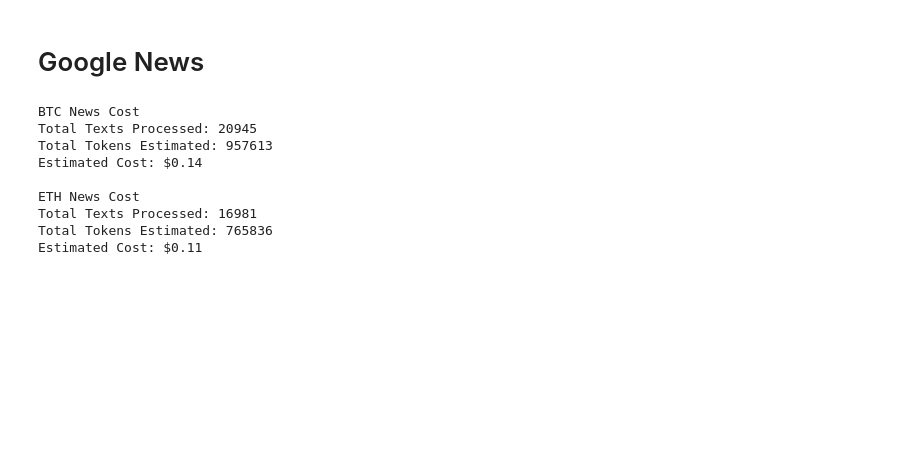
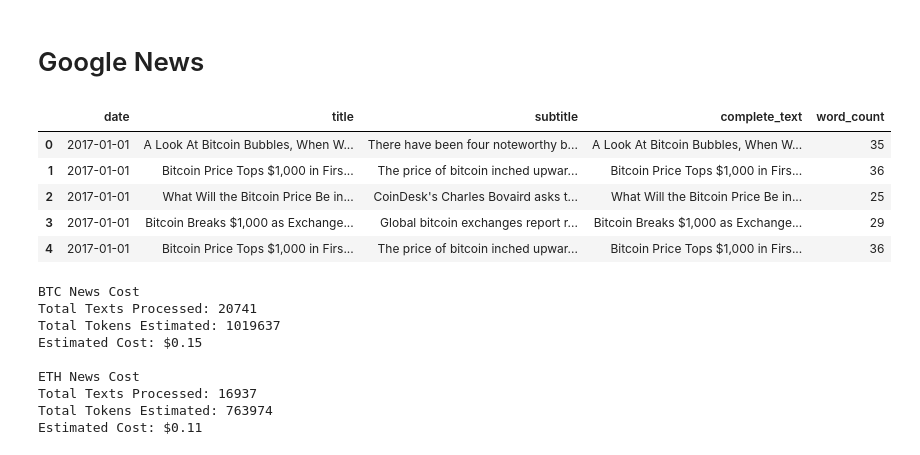
Before and after one commit to SMatti2/cryptoCapstone, a Jupyter notebook: notebooks/08_integrate_non_financial_variables.ipynb, the cells around one changed output. Saved outputs shown, nothing was run; the diff lists cells and outputs as text; code cells hidden in the pictures; blank space fills up the shorter version.

```diff
--- a/notebooks/08_integrate_non_financial_variables.ipynb
+++ b/notebooks/08_integrate_non_financial_variables.ipynb
@@ -122,11 +123,26 @@ df_news_btc = load_and_process_news_data(
 df_news_eth = load_and_process_news_data(
     config.DATA_DIR / "raw" / "news_articles" / "ethereum_articles.json"
 )
+# %%
+df_news_btc = df_news_btc.reset_index()
+df_news_btc = df_news_btc.drop_duplicates(subset=['complete_text'], keep='first')
+
+df_news_eth = df_news_eth.drop_duplicates(subset=['complete_text'], keep='first')
+df_news_eth = df_news_eth.reset_index()
+
+df_news_btc.head()
+# %% [output]
+|  | date | title | subtitle | complete_text | word_count |
+| 0 | 2017-01-01 | A Look At Bitcoin Bubbles, When W... | There have been four noteworthy b... | A Look At Bitcoin Bubbles, When W... | 35 |
+| 1 | 2017-01-01 | Bitcoin Price Tops $1,000 in Firs... | The price of bitcoin inched upwar... | Bitcoin Price Tops $1,000 in Firs... | 36 |
+| 2 | 2017-01-01 | What Will the Bitcoin Price Be in... | CoinDesk's Charles Bovaird asks t... | What Will the Bitcoin Price Be in... | 25 |
+| 3 | 2017-01-01 | Bitcoin Breaks $1,000 as Exchange... | Global bitcoin exchanges report r... | Bitcoin Breaks $1,000 as Exchange... | 29 |
+| 4 | 2017-01-01 | Bitcoin Price Tops $1,000 in Firs... | The price of bitcoin inched upwar... | Bitcoin Price Tops $1,000 in Firs... | 36 |
 # %%
 news_btc_cost = estimate_tokens_and_cost(
     df_news_btc["complete_text"].tolist(),
     cost_per_million_tokens=0.15,
-    word_in_tokens=1.4,
+    word_in_tokens=1.5,
 )
 news_eth_cost = estimate_tokens_and_cost(
     df_news_eth["complete_text"].tolist(),
@@ -145,11 +161,11 @@ print(f"Total Tokens Estimated: {news_eth_cost['total_tokens']}")
 print(f"Estimated Cost: ${news_eth_cost['estimated_cost']:.2f}")
 # %% [output]
 BTC News Cost
-Total Texts Processed: 20945
-Total Tokens Estimated: 957613
-Estimated Cost: $0.14
+Total Texts Processed: 20741
+Total Tokens Estimated: 1019637
+Estimated Cost: $0.15
 
 ETH News Cost
-Total Texts Processed: 16981
-Total Tokens Estimated: 765836
+Total Texts Processed: 16937
+Total Tokens Estimated: 763974
 Estimated Cost: $0.11
```
Also changed, not shown: parts of 2 cells of this notebook.
